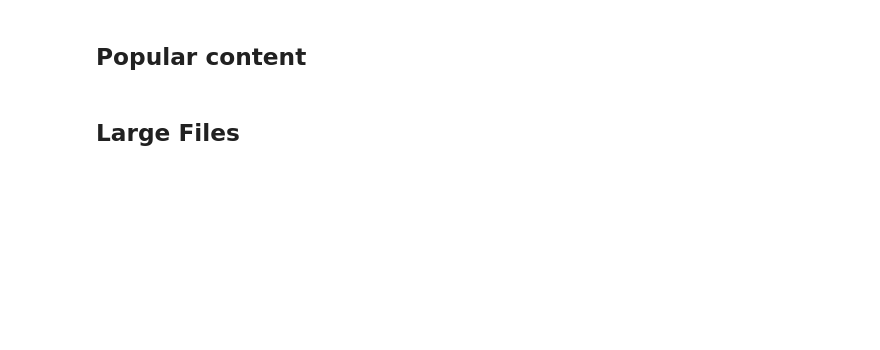
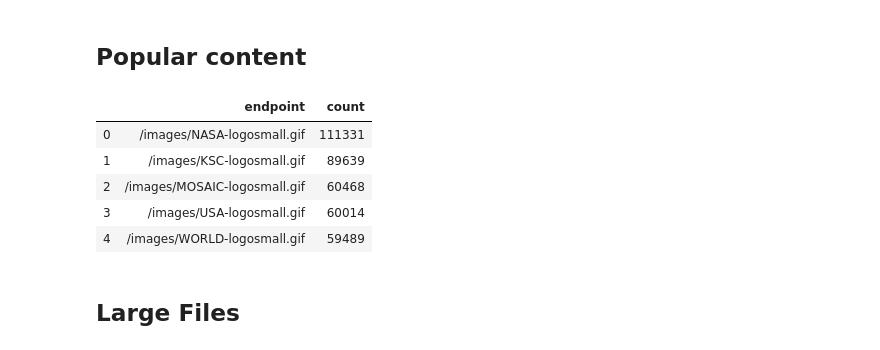
Before and after one commit to jcanque777/data_lakes_with_spark, a Jupyter notebook: Exercise_1_SchemaOnRead.ipynb, the cells around one changed output. Cells and saved outputs as stored; diff of their text form; code cells hidden in the pictures; blank space fills up the shorter version.

```diff
--- a/Exercise_1_SchemaOnRead.ipynb
+++ b/Exercise_1_SchemaOnRead.ipynb
@@ -322,3 +331,12 @@ from pyspark.sql.functions import desc
+# %%
+dfClean.groupBy('endpoint').count().orderBy(desc("count")).limit(5).toPandas()
+# %% [output]
+|  | endpoint | count |
+| 0 | /images/NASA-logosmall.gif | 111331 |
+| 1 | /images/KSC-logosmall.gif | 89639 |
+| 2 | /images/MOSAIC-logosmall.gif | 60468 |
+| 3 | /images/USA-logosmall.gif | 60014 |
+| 4 | /images/WORLD-logosmall.gif | 59489 |
 # %% [markdown]
 ## Large Files
 # %%
```
Also changed, not shown: parts of 2 cells of this notebook.
